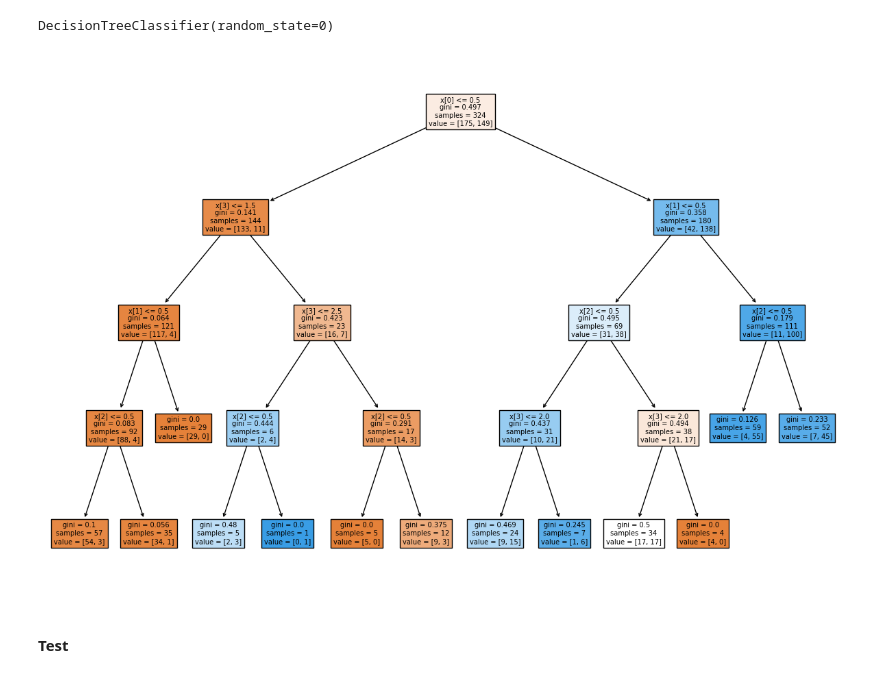
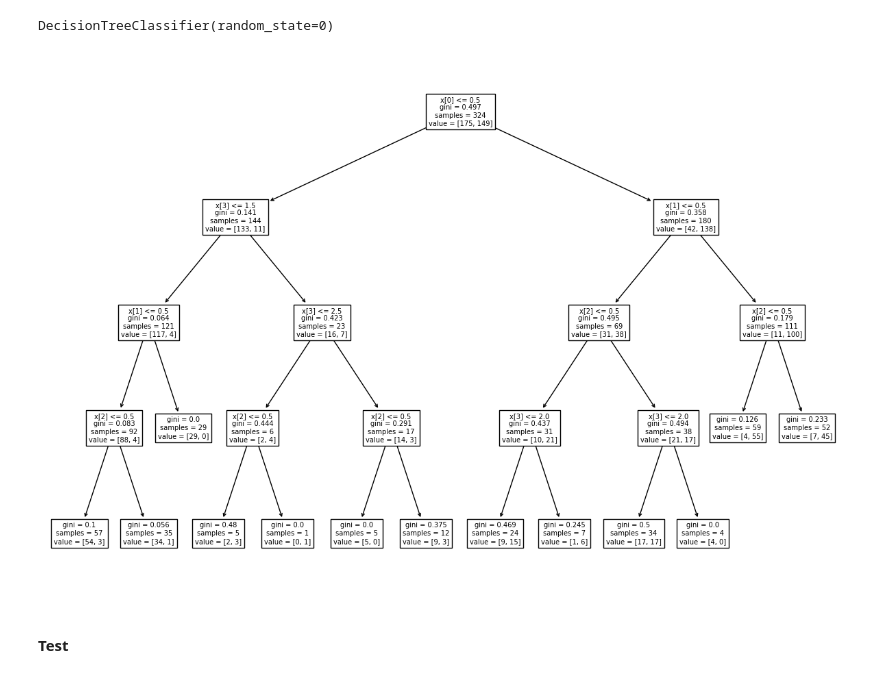
Before and after one commit to puttipongyy/BSC_DPDM23, a Jupyter notebook: Classification.ipynb, the cells around one changed output. Drawn from its saved outputs; the diff is of its cells as text; code cells hidden in the pictures.

```diff
--- a/Classification.ipynb
+++ b/Classification.ipynb
@@ -274,8 +276,8 @@ DecisionTreeClassifier(random_state=0)
 # %%
 _, ax = plt.subplots(figsize=(15,10))
-tree.plot_tree(Dtree_gini, filled = True, ax= ax);
+tree.plot_tree(Dtree_gini, ax= ax);
 # %% [output]
-[figure, old version]
+[figure, new version]
 # %% [markdown]
 #### Test
 # %%
```
Also changed, not shown: parts of 20 cells of this notebook.
